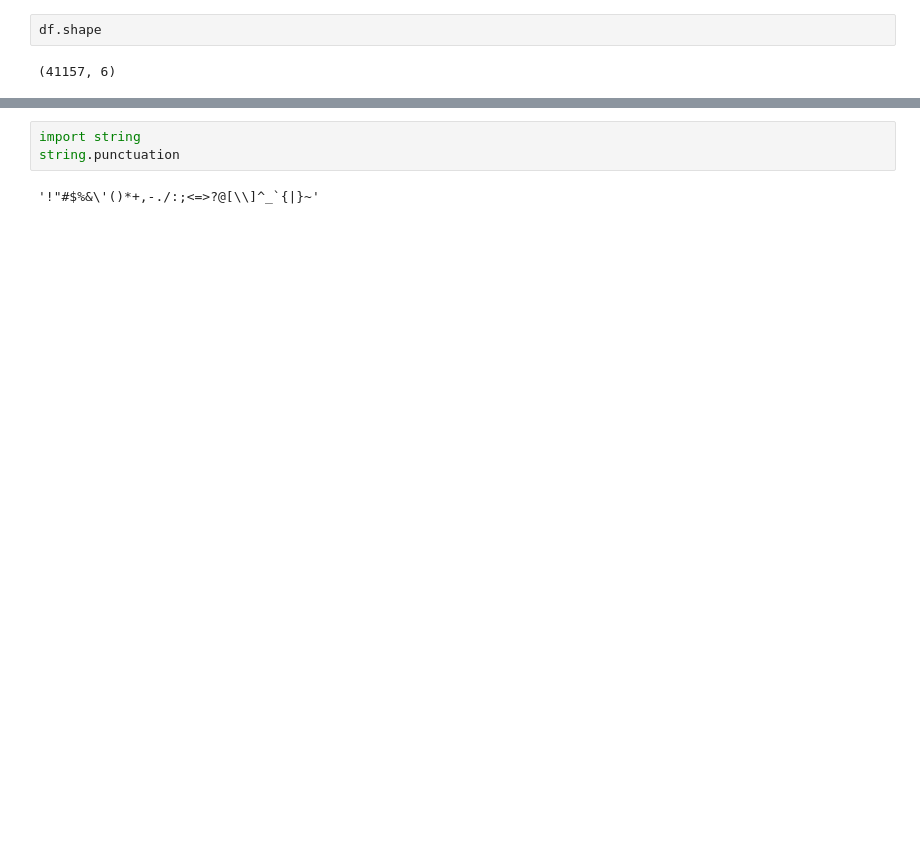
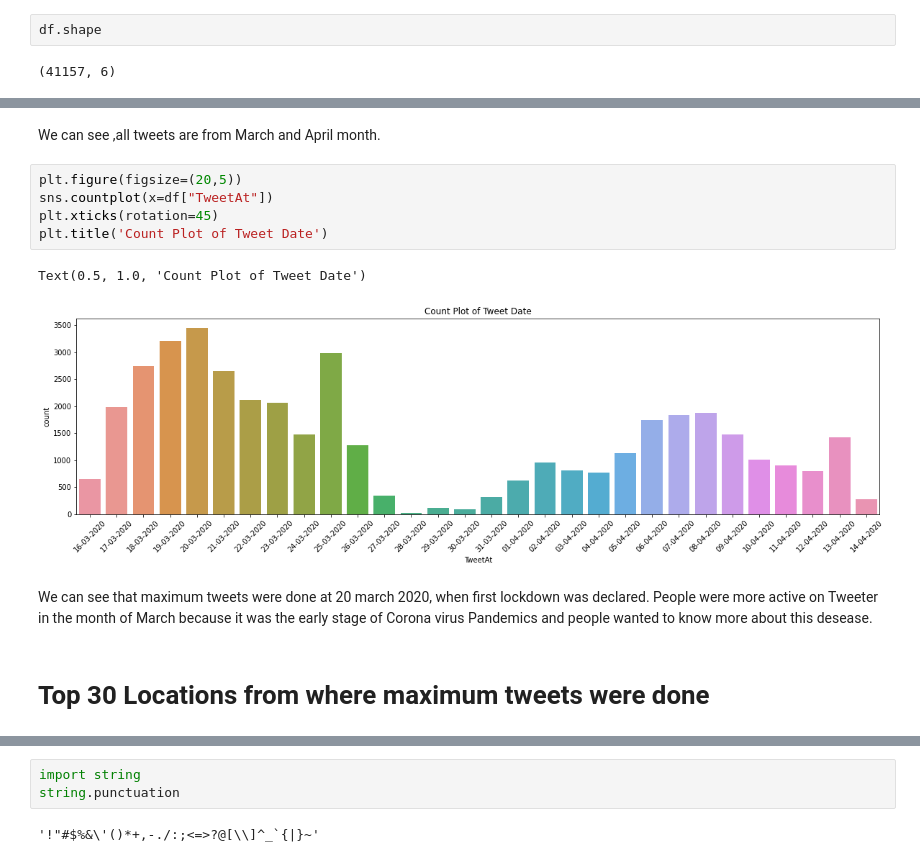
Before and after one commit to pankaj-beldar/Capstone_2_Appliance_Energy_Prediction, a Jupyter notebook: Capstone_03_Corona_Virus_Tweet_Sentiment_Analysis.ipynb, the cells around one changed output, grey strips where cells are left out. Saved outputs shown, nothing was run; the diff lists cells and outputs as text; blank space fills up the shorter version.

```diff
--- a/Capstone_03_Corona_Virus_Tweet_Sentiment_Analysis.ipynb
+++ b/Capstone_03_Corona_Virus_Tweet_Sentiment_Analysis.ipynb
@@ -85,0 +149,14 @@ df.shape
+# %% [markdown]
+We can see ,all tweets are from March and April month.
+# %%
+plt.figure(figsize=(20,5))
+sns.countplot(x=df["TweetAt"])
+plt.xticks(rotation=45)
+plt.title('Count Plot of Tweet Date')
+# %% [output]
+Text(0.5, 1.0, 'Count Plot of Tweet Date')
+[figure, added]
+# %% [markdown]
+We can see that maximum tweets were done at 20 march 2020, when first lockdown was declared. People were more active on Tweeter in the month of March because it was the early stage of Corona virus Pandemics and people wanted to know more about this desease.
+# %% [markdown]
+# Top 30 Locations from where maximum tweets were done
```
Also changed, not shown: parts of 81 cells of this notebook.
